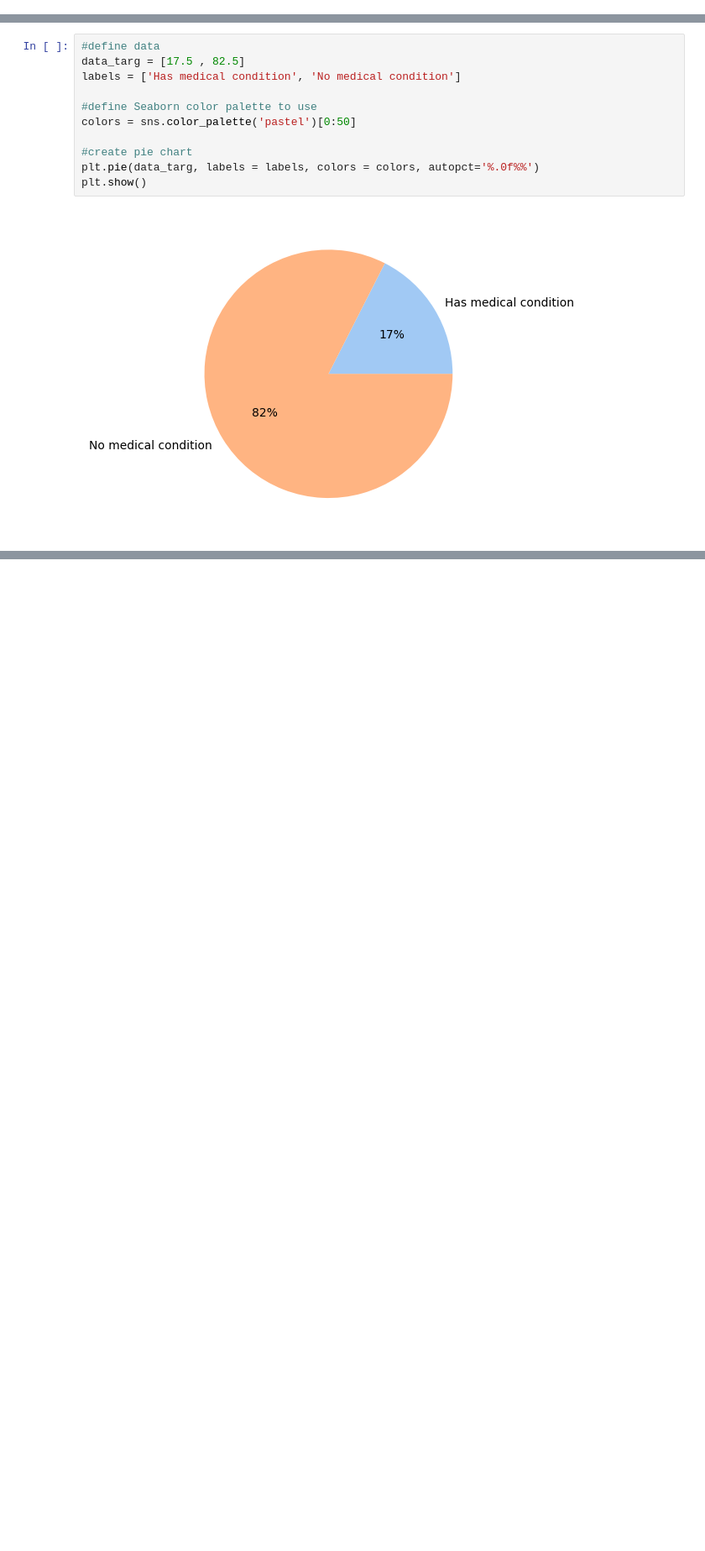
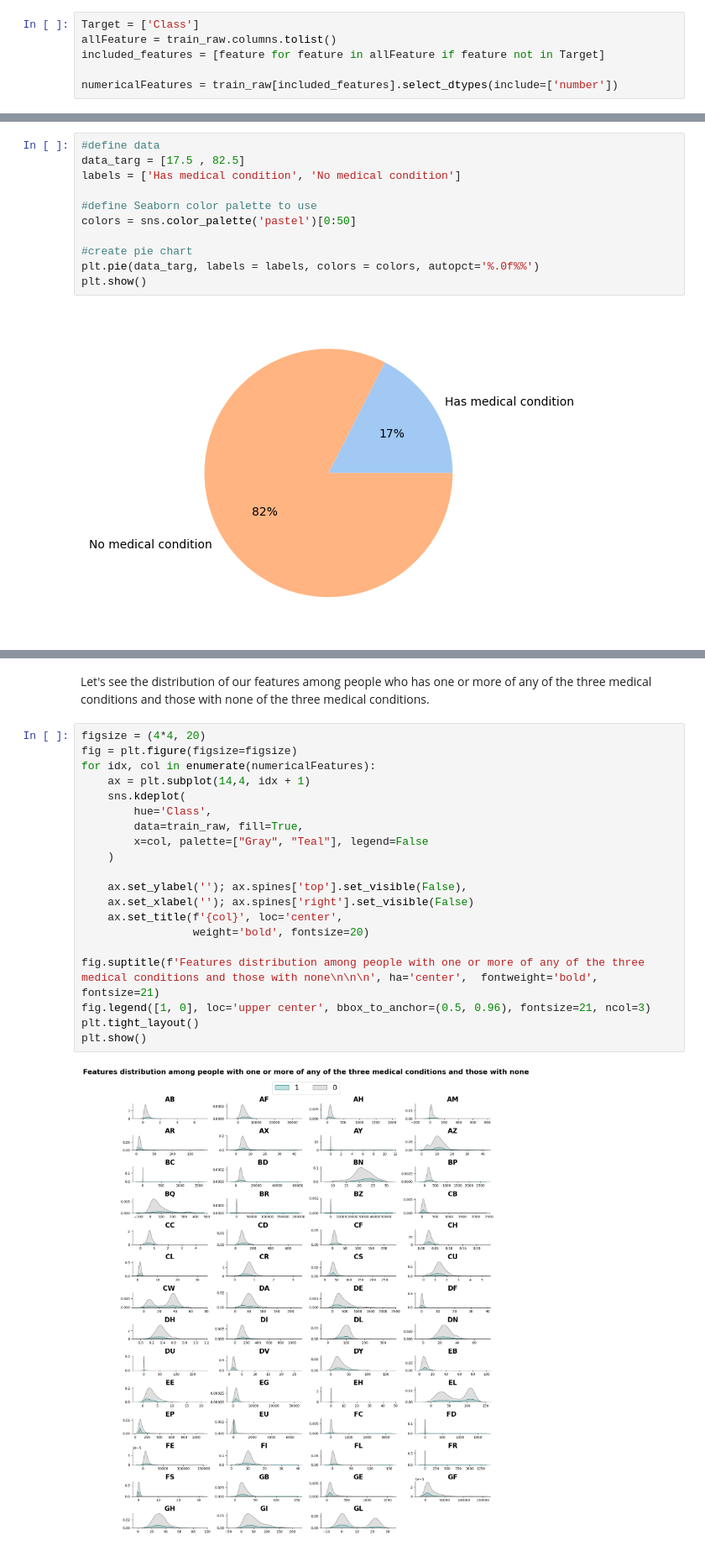
Before and after one commit to boniale/ML_iard, a Jupyter notebook: ml_diseases_mod.ipynb, the cells around one changed output, grey strips where cells are left out. Shown at 84% size. Drawn from its saved outputs; the diff is of its cells as text; blank space fills up the shorter version.

```diff
--- a/ml_diseases_mod.ipynb
+++ b/ml_diseases_mod.ipynb
@@ -59,0 +53,6 @@ These above 56 numeric variables include our target which is "if the person has
+# %%
+Target = ['Class']
+allFeature = train_raw.columns.tolist()
+included_features = [feature for feature in allFeature if feature not in Target]
+
+numericalFeatures = train_raw[included_features].select_dtypes(include=['number'])
@@ -116,0 +188,24 @@ plt.show()
+# %% [markdown]
+Let's see the distribution of our features among people who has one or more of any of the three medical conditions and  those with none of the three medical conditions.
+# %%
+figsize = (4*4, 20)
+fig = plt.figure(figsize=figsize)
+for idx, col in enumerate(numericalFeatures):
+    ax = plt.subplot(14,4, idx + 1)
+    sns.kdeplot(
+        hue='Class',
+        data=train_raw, fill=True,
+        x=col, palette=["Gray", "Teal"], legend=False
+    )
+
+    ax.set_ylabel(''); ax.spines['top'].set_visible(False),
+    ax.set_xlabel(''); ax.spines['right'].set_visible(False)
+    ax.set_title(f'{col}', loc='center',
+                 weight='bold', fontsize=20)
+
+fig.suptitle(f'Features distribution among people with one or more of any of the three medical conditions and those with none\n\n\n', ha='center',  fontweight='bold', fontsize=21)
+fig.legend([1, 0], loc='upper center', bbox_to_anchor=(0.5, 0.96), fontsize=21, ncol=3)
+plt.tight_layout()
+plt.show()
+# %% [output]
+[figure, added]
```
Also changed, not shown: parts of 24 cells of this notebook, 1 other file.
